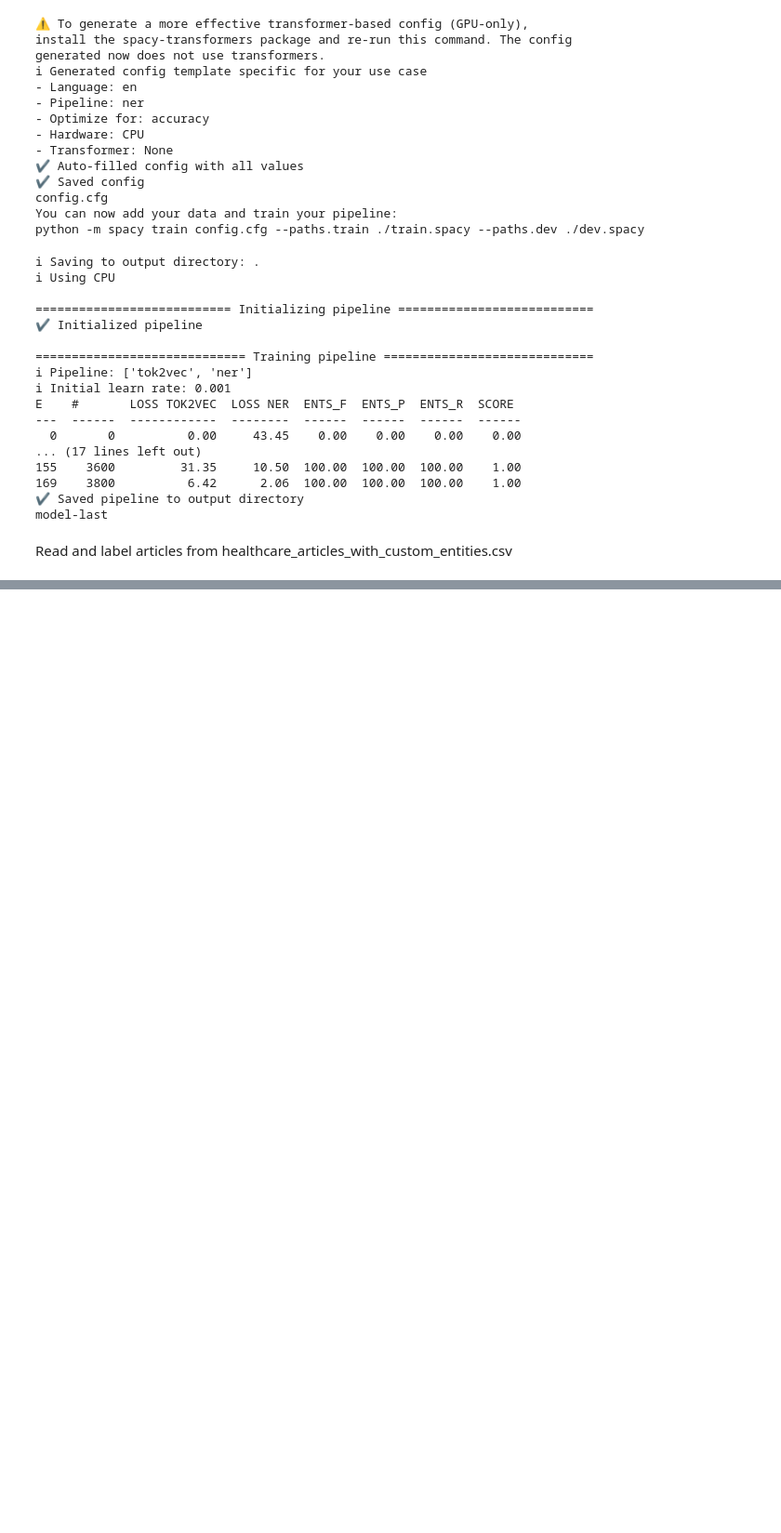
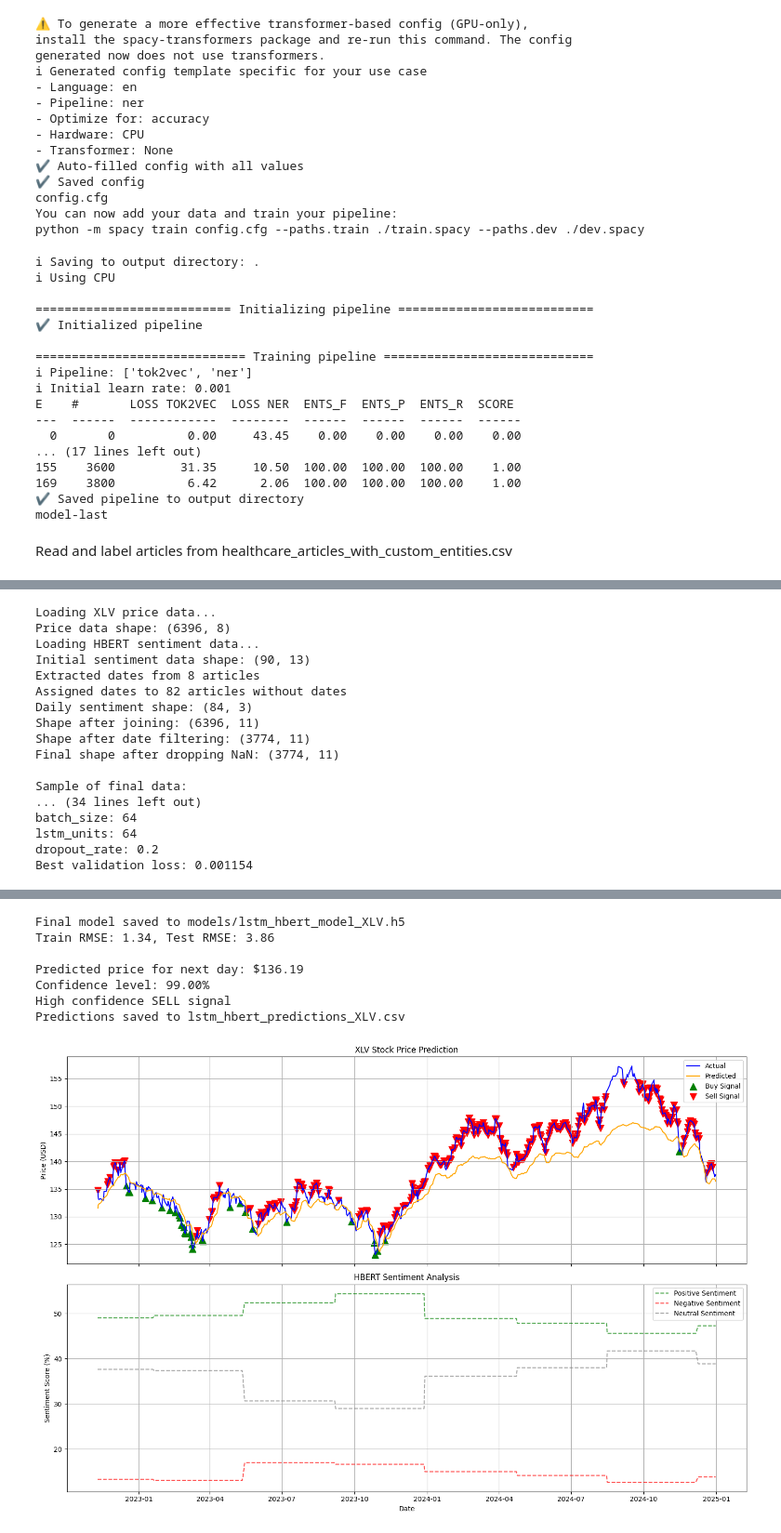
Before and after one commit to JohannTin/CMPT413, a Jupyter notebook: project.ipynb, the cells around one changed output, grey strips where cells are left out. Shown at 93% size. Saved outputs shown, nothing was run; the diff lists cells and outputs as text; code cells hidden in the pictures; blank space fills up the shorter version.

```diff
--- a/project.ipynb
+++ b/project.ipynb
@@ -111,0 +246,22 @@ hbert = main()
+# %%
+from LSTM_HBERT import main
+
+HBERT_predict = main()
+# %% [output]
+Loading XLV price data...
+Price data shape: (6396, 8)
+Loading HBERT sentiment data...
+Initial sentiment data shape: (90, 13)
+Extracted dates from 8 articles
+Assigned dates to 82 articles without dates
+Daily sentiment shape: (84, 3)
+Shape after joining: (6396, 11)
+Shape after date filtering: (3774, 11)
+Final shape after dropping NaN: (3774, 11)
+
+Sample of final data:
+... (34 lines left out)
+batch_size: 64
+lstm_units: 64
+dropout_rate: 0.2
+Best validation loss: 0.001154
@@ -112,3 +269,11 @@ hbert = main()
+Final model saved to models/lstm_hbert_model_XLV.h5
+Train RMSE: 1.34, Test RMSE: 3.86
+
+Predicted price for next day: $136.19
+Confidence level: 99.00%
+High confidence SELL signal
+Predictions saved to lstm_hbert_predictions_XLV.csv
+[figure, added]
 # %%
 from LSTM import main
 
```
Also changed, not shown: parts of 16 cells of this notebook, 1 other file.
